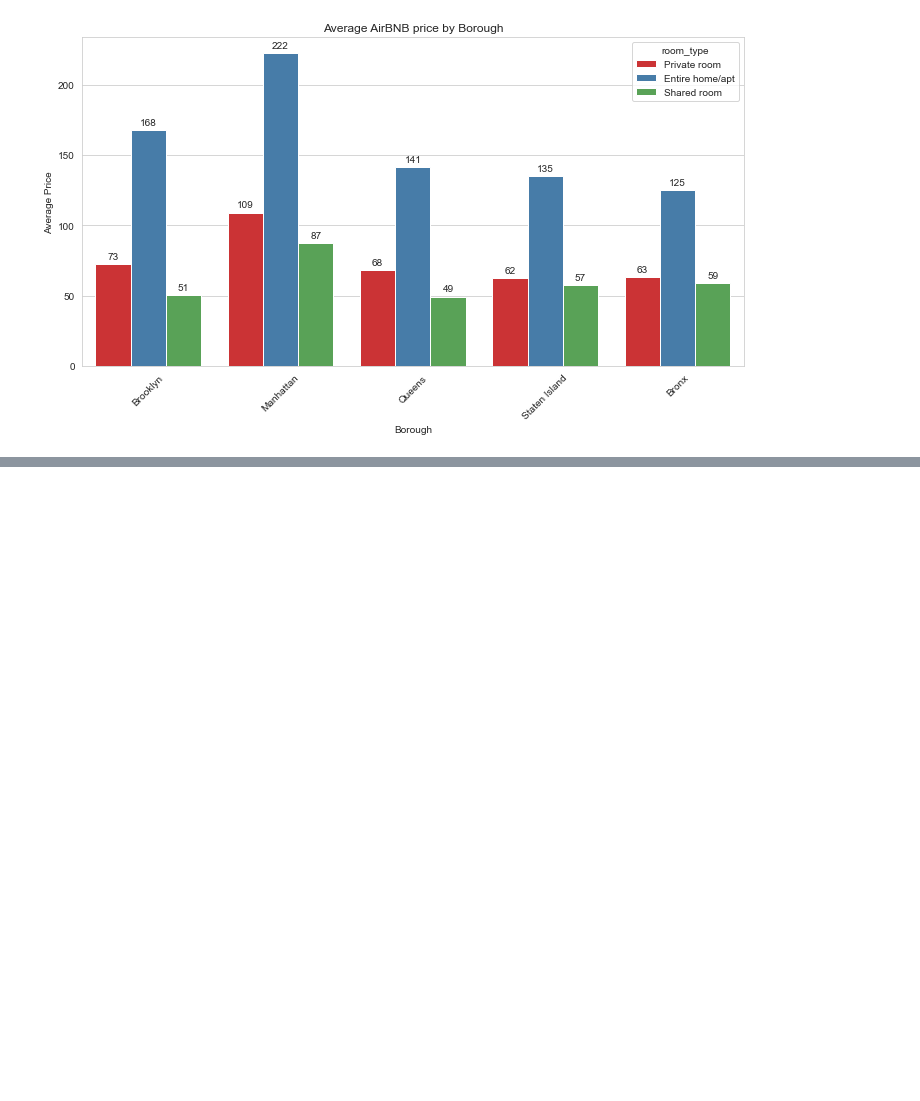
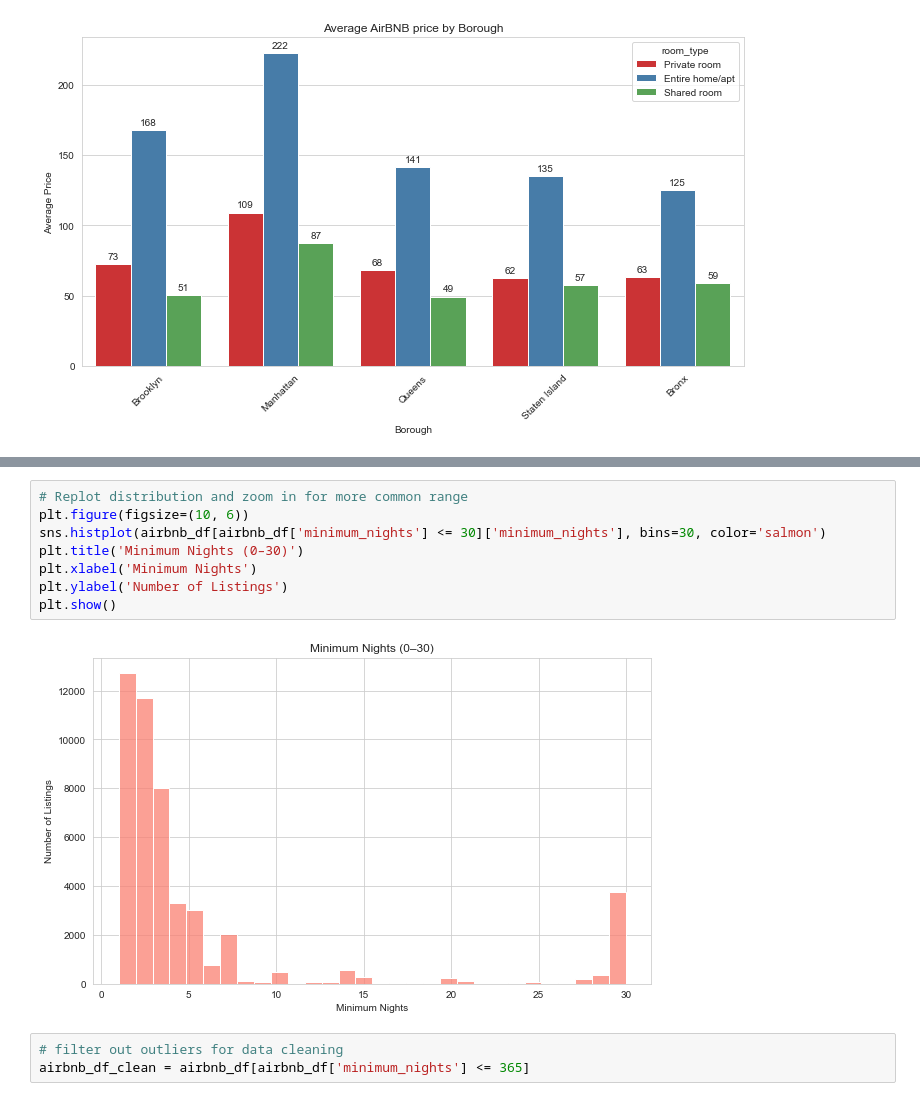
Before and after one commit to mrawlin6/AirBNB_Listings, a Jupyter notebook: AirBNB_DATA/AirBNB_EDA.ipynb, the cells around one changed output, grey strips where cells are left out. Drawn from its saved outputs; the diff is of its cells as text; blank space fills up the shorter version.

```diff
--- a/AirBNB_DATA/AirBNB_EDA.ipynb
+++ b/AirBNB_DATA/AirBNB_EDA.ipynb
@@ -463,0 +495,13 @@ plt.show()
+# %%
+# Replot distribution and zoom in for more common range
+plt.figure(figsize=(10, 6))
+sns.histplot(airbnb_df[airbnb_df['minimum_nights'] <= 30]['minimum_nights'], bins=30, color='salmon')
+plt.title('Minimum Nights (0–30)')
+plt.xlabel('Minimum Nights')
+plt.ylabel('Number of Listings')
+plt.show()
+# %% [output]
+[figure, added]
+# %%
+# filter out outliers for data cleaning
+airbnb_df_clean = airbnb_df[airbnb_df['minimum_nights'] <= 365]
```
Also changed, not shown: parts of 32 cells of this notebook.
